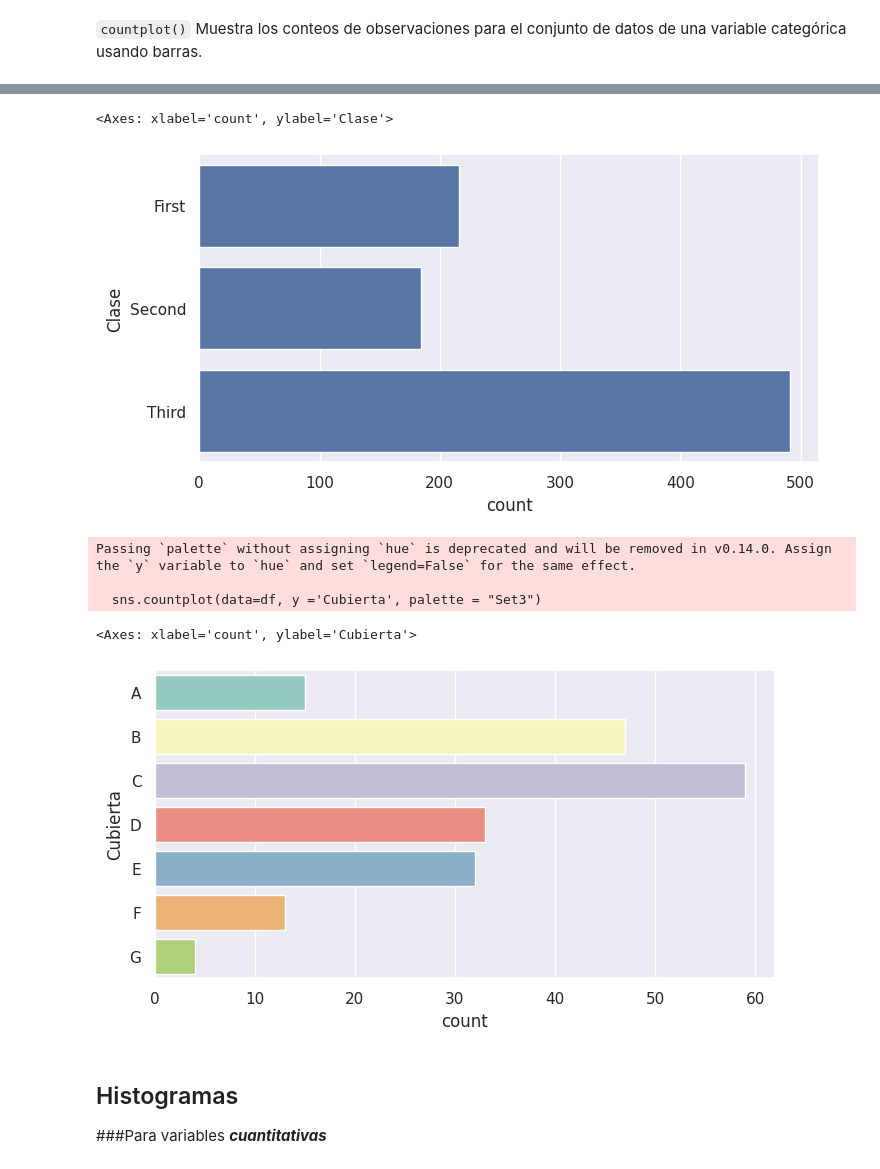
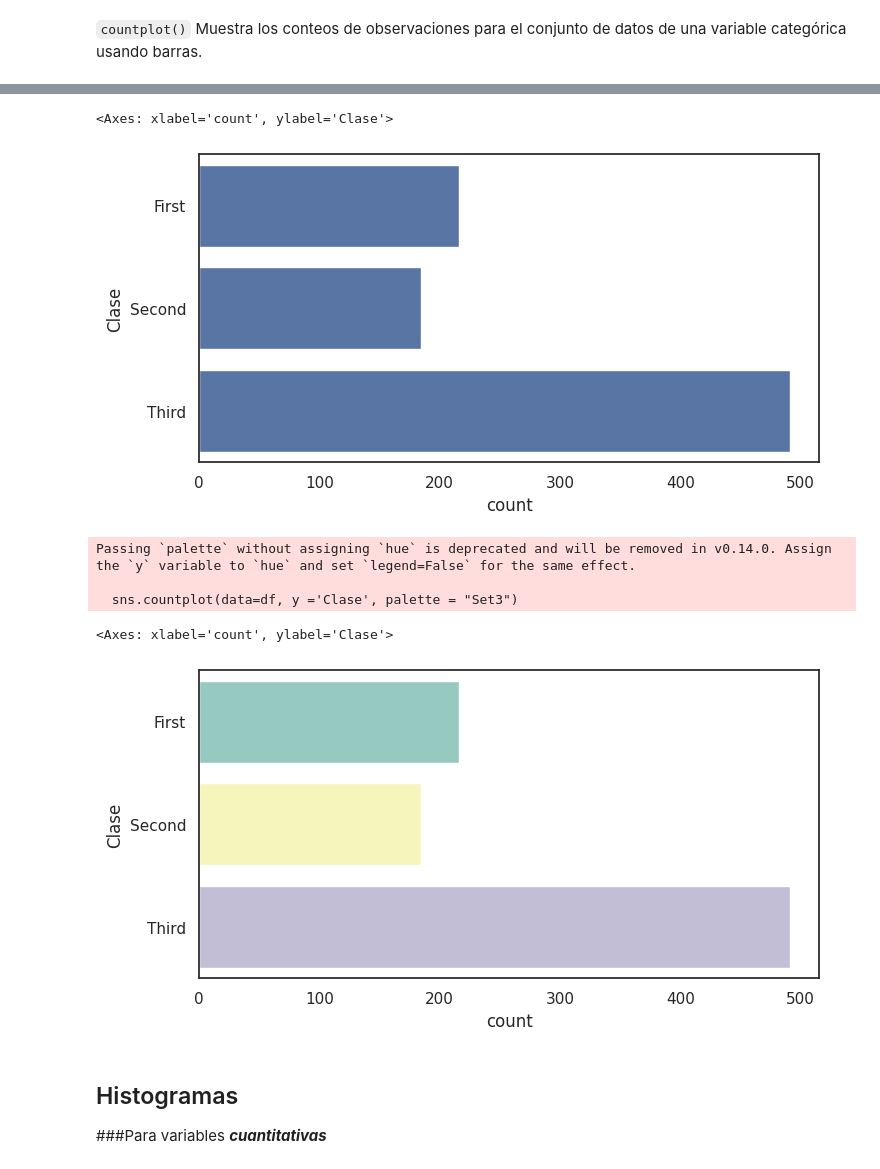
Before and after one commit to JorgePeje/test-python-utec, a Jupyter notebook: Programacion-Python-Utec/modulo3/SESION5/Sesión_5_Univariado_[Student_View].ipynb, the cells around one changed output, grey strips where cells are left out. Cells and saved outputs as stored; diff of their text form; code cells hidden in the pictures.

```diff
--- a/Programacion-Python-Utec/modulo3/SESION5/Sesión_5_Univariado_[Student_View].ipynb
+++ b/Programacion-Python-Utec/modulo3/SESION5/Sesión_5_Univariado_[Student_View].ipynb
@@ -257,6 +257,7 @@ dtype: object
 # %%
 # Se puede cambiar el tamaño de las figuras
 sns.set(rc={"figure.figsize":(8, 4)}) #ancho=8, alto=4
+sns.set_theme(style="white")
 # %% [markdown]
 `countplot()`
 Muestra los conteos de observaciones para el conjunto de datos de una variable categórica usando barras.
@@ -269,22 +270,22 @@ sns.countplot(data=df, x ='### Completar')
 # %%
 # Cambiar las barras de manera horizontal
 # Graficar un histograma horizontal de la columna 'Clase'
-sns.countplot(data=df, y='### Completar')
+sns.countplot(data=df, y='Clase')
 # %% [output]
 <Axes: xlabel='count', ylabel='Clase'>
-[figure, old version]
+[figure, new version]
 # %%
 # Dibujar Barras Horizontales
 # Graficar un conteo de las ocurrencias de cada valor en la columna 'Cubierta' del dataframe df,
 # utilizando la paleta de colores "Set3" de Seaborn para la visualización
 
-sns.countplot(data=df, y ='### Completar', palette = "Set3")
+sns.countplot(data=df, y ='Clase', palette = "Set3")
 # %% [output]
 Passing `palette` without assigning `hue` is deprecated and will be removed in v0.14.0. Assign the `y` variable to `hue` and set `legend=False` for the same effect.
 
-  sns.countplot(data=df, y ='Cubierta', palette = "Set3")
+  sns.countplot(data=df, y ='Clase', palette = "Set3")
-<Axes: xlabel='count', ylabel='Cubierta'>
+<Axes: xlabel='count', ylabel='Clase'>
-[figure, old version]
+[figure, new version]
 # %% [markdown]
 ## Histogramas
 
```
Also changed, not shown: parts of 12 cells of this notebook.
